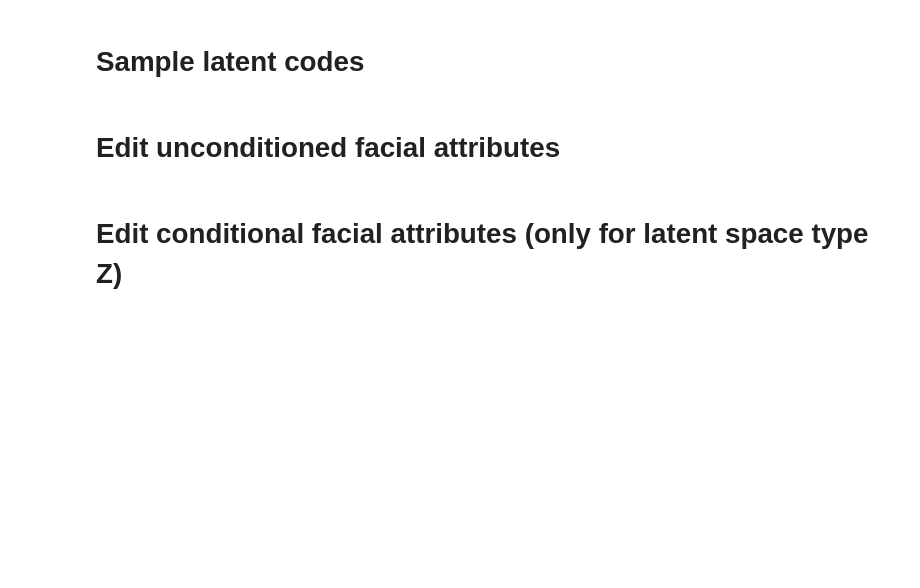
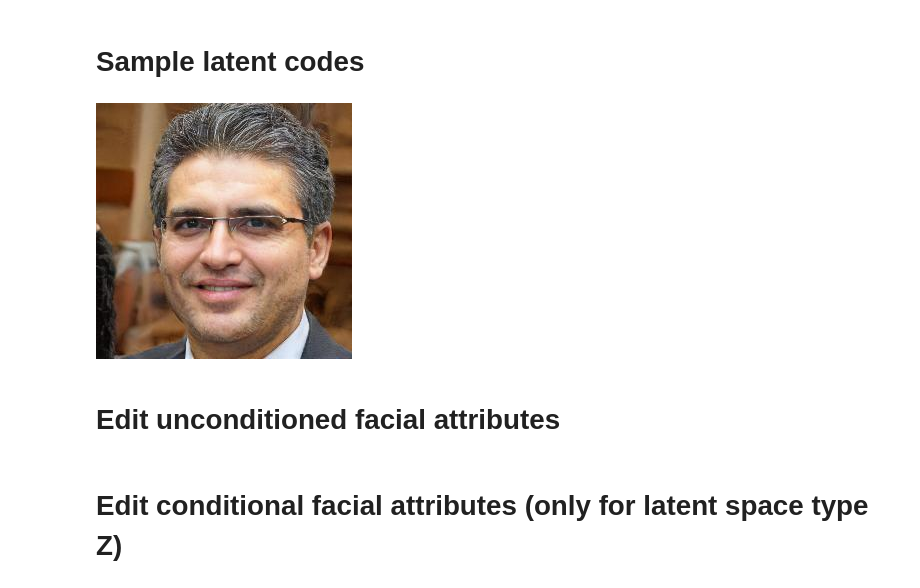
Before and after one commit to yuzq97/starter_project, a Jupyter notebook: demo.ipynb, the cells around one changed output. Saved outputs shown, nothing was run; the diff lists cells and outputs as text; code cells hidden in the pictures; blank space fills up the shorter version.

```diff
--- a/demo.ipynb
+++ b/demo.ipynb
@@ -92,18 +95,20 @@ for attr_name in C_ATTRS:
 # %%
 #@title { display-mode: "form", run: "auto" }
 
-num_samples = 2 #@param {type:"slider", min:1, max:4, step:1}
+num_samples = 1 #@param {type:"slider", min:1, max:4, step:1}
 num_steps = 8 #@param {type:"slider", min:3, max:10, step:1}
-noise_seed = 0 #@param {type:"slider", min:0, max:1000, step:1}
+noise_seed = 18 #@param {type:"slider", min:0, max:1000, step:1}
 
 latent_codes = sample_codes(generator, num_samples, latent_space_type, noise_seed)
 if latent_space_type == 'W':
   synthesis_kwargs = {'latent_space_type': 'W'}
 else:
   synthesis_kwargs = {}
 
 images = generator.easy_synthesize(latent_codes, **synthesis_kwargs)['image']
 imshow(images, col=num_samples)
+# %% [output]
+[figure, added]
 # %% [markdown]
 # Edit unconditioned facial attributes
 # %%
```
Also changed, not shown: parts of 3 cells of this notebook.
